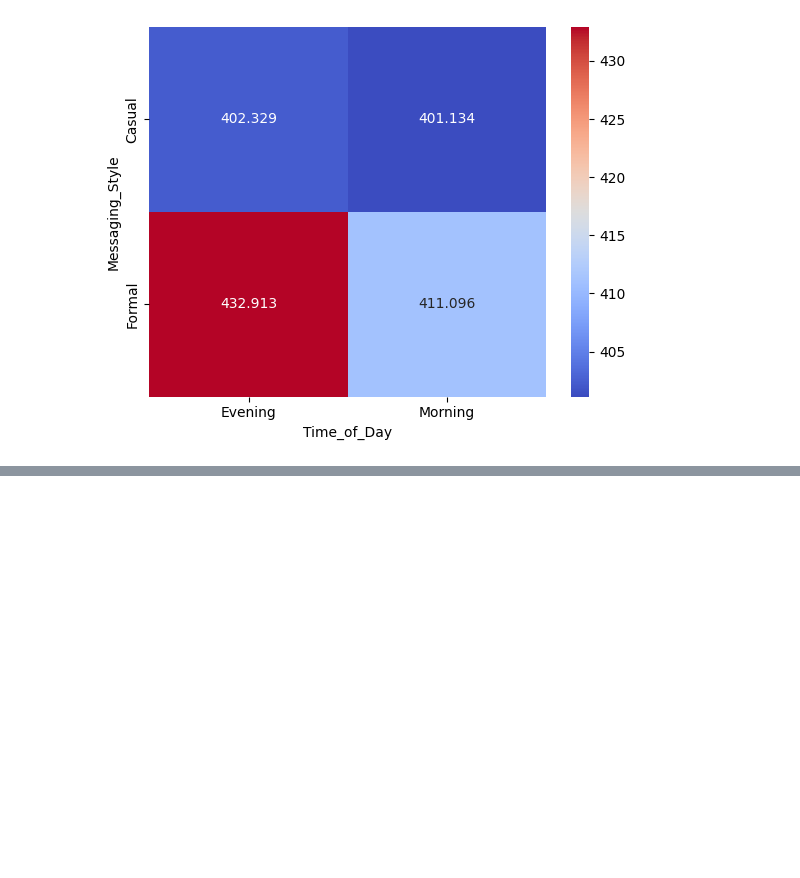
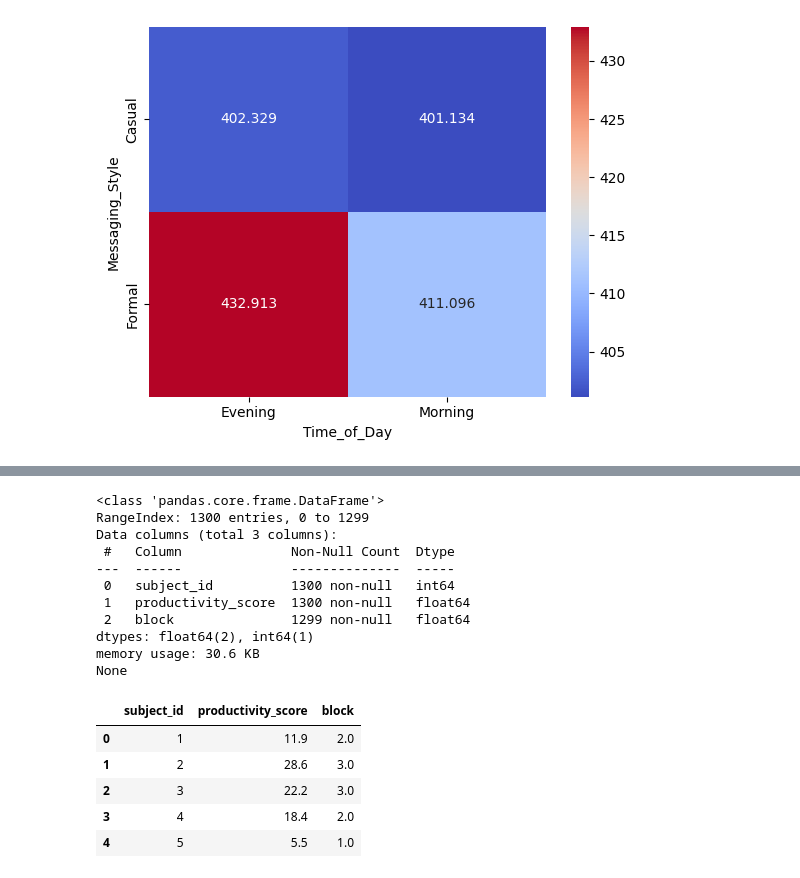
Before and after one commit to MichaelSzczepaniak/DataCamp, a Jupyter notebook: Tracks/Associate Data Scientist/30 Experimental Design in Python/ExperimentalDesignPython.ipynb, the cells around one changed output, grey strips where cells are left out. Drawn from its saved outputs; the diff is of its cells as text; code cells hidden in the pictures; blank space fills up the shorter version.

```diff
--- a/Tracks/Associate Data Scientist/30 Experimental Design in Python/ExperimentalDesignPython.ipynb
+++ b/Tracks/Associate Data Scientist/30 Experimental Design in Python/ExperimentalDesignPython.ipynb
@@ -275,0 +282,23 @@ plt.show()
+# %%
+productivity = pd.read_fwf('./data/productivity_subjects2.txt')
+productivity.drop("idx", axis="columns", inplace=True)
+print(productivity.info())
+productivity.head()
+# %% [output]
+<class 'pandas.core.frame.DataFrame'>
+RangeIndex: 1300 entries, 0 to 1299
+Data columns (total 3 columns):
+ #   Column              Non-Null Count  Dtype
+---  ------              --------------  -----
+ 0   subject_id          1300 non-null   int64
+ 1   productivity_score  1300 non-null   float64
+ 2   block               1299 non-null   float64
+dtypes: float64(2), int64(1)
+memory usage: 30.6 KB
+None
+|  | subject_id | productivity_score | block |
+| 0 | 1 | 11.9 | 2.0 |
+| 1 | 2 | 28.6 | 3.0 |
+| 2 | 3 | 22.2 | 3.0 |
+| 3 | 4 | 18.4 | 2.0 |
+| 4 | 5 | 5.5 | 1.0 |
```
Also changed, not shown: parts of 5 cells of this notebook, 1 other file.
